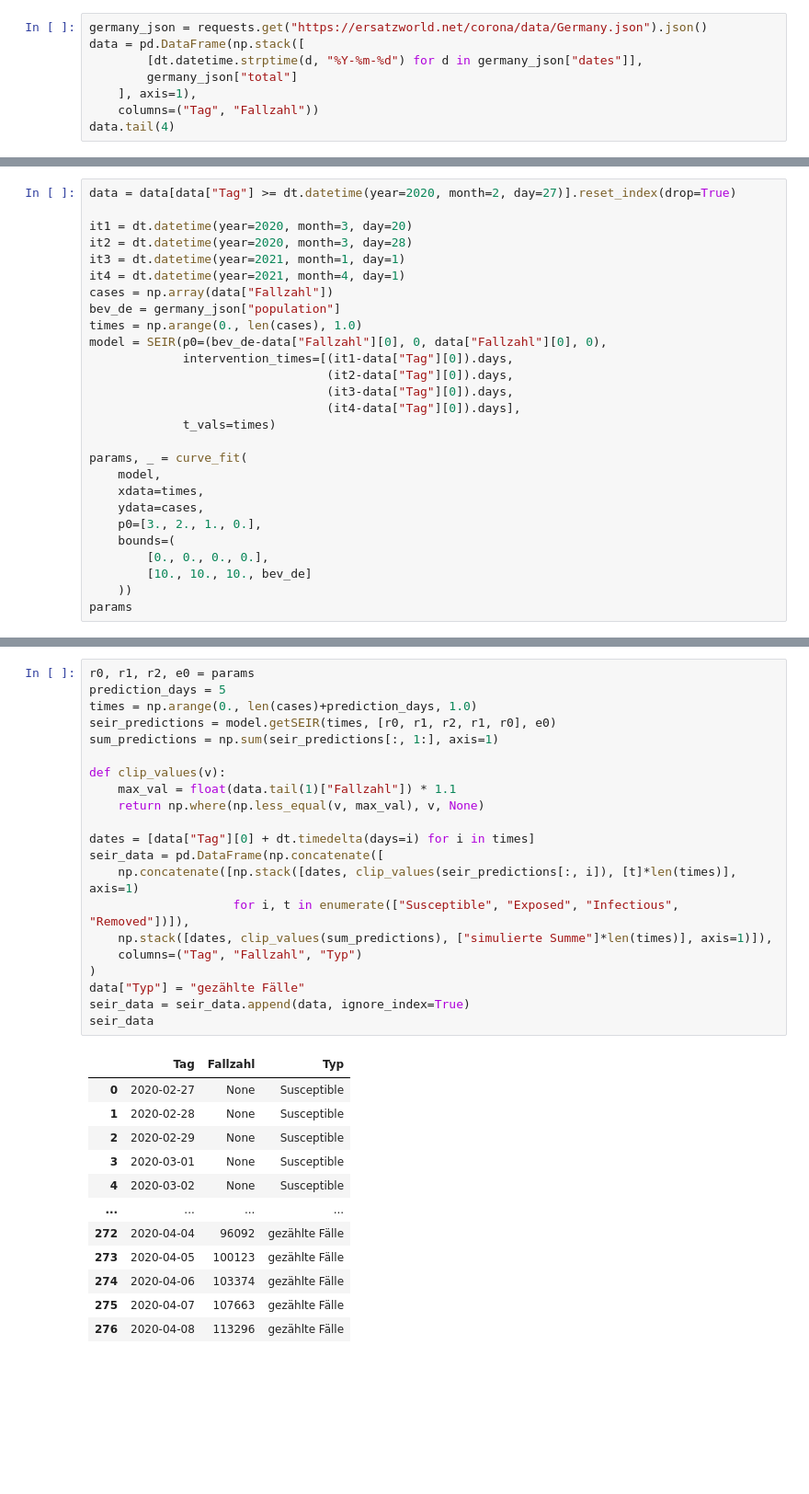
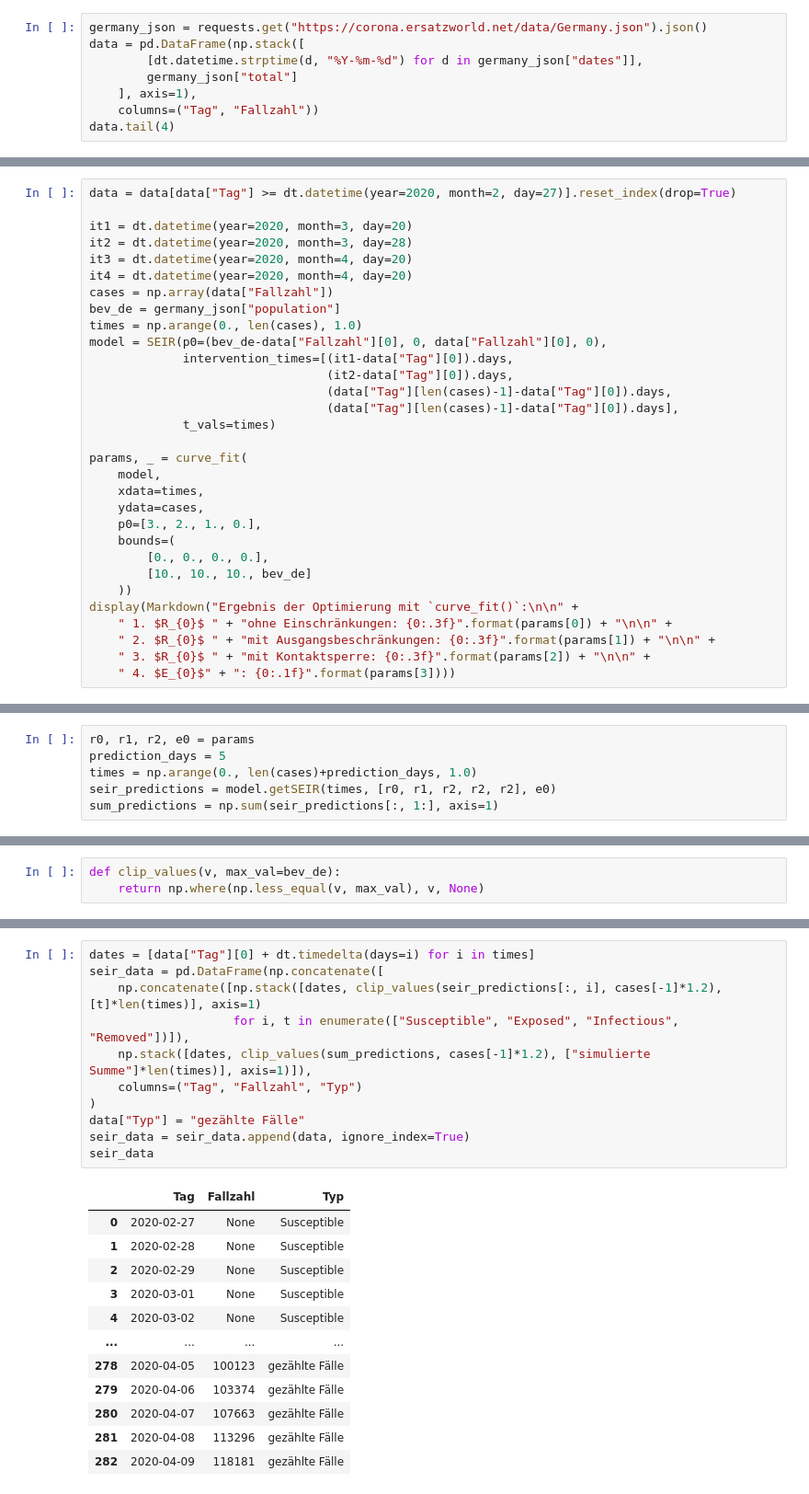
Before and after one commit to pinae/SEIR-fit, a Jupyter notebook: SEIR-Plots.ipynb, the cells around one changed output, grey strips where cells are left out. Shown at 92% size. Saved outputs shown, nothing was run; the diff lists cells and outputs as text; blank space fills up the shorter version.

```diff
--- a/SEIR-Plots.ipynb
+++ b/SEIR-Plots.ipynb
@@ -10,5 +21,5 @@ import requests
 # %%
-germany_json = requests.get("https://ersatzworld.net/corona/data/Germany.json").json()
+germany_json = requests.get("https://corona.ersatzworld.net/data/Germany.json").json()
 data = pd.DataFrame(np.stack([
         [dt.datetime.strptime(d, "%Y-%m-%d") for d in germany_json["dates"]],
         germany_json["total"]
@@ -26,16 +41,16 @@ data = data[data["Tag"] >= dt.datetime(year=2020, month=2, day=27)].reset_index(
 
 it1 = dt.datetime(year=2020, month=3, day=20)
 it2 = dt.datetime(year=2020, month=3, day=28)
-it3 = dt.datetime(year=2021, month=1, day=1)
-it4 = dt.datetime(year=2021, month=4, day=1)
+it3 = dt.datetime(year=2020, month=4, day=20)
+it4 = dt.datetime(year=2020, month=4, day=20)
 cases = np.array(data["Fallzahl"])
 bev_de = germany_json["population"]
 times = np.arange(0., len(cases), 1.0)
 model = SEIR(p0=(bev_de-data["Fallzahl"][0], 0, data["Fallzahl"][0], 0),
              intervention_times=[(it1-data["Tag"][0]).days,
                                  (it2-data["Tag"][0]).days,
-                                 (it3-data["Tag"][0]).days,
-                                 (it4-data["Tag"][0]).days],
+                                 (data["Tag"][len(cases)-1]-data["Tag"][0]).days,
+                                 (data["Tag"][len(cases)-1]-data["Tag"][0]).days],
              t_vals=times)
 
 params, _ = curve_fit(
@@ -47,5 +62,9 @@ params, _ = curve_fit(
         [0., 0., 0., 0.],
         [10., 10., 10., bev_de]
     ))
-params
+display(Markdown("Ergebnis der Optimierung mit `curve_fit()`:\n\n" +
+    " 1. $R_{0}$ " + "ohne Einschränkungen: {0:.3f}".format(params[0]) + "\n\n" +
+    " 2. $R_{0}$ " + "mit Ausgangsbeschränkungen: {0:.3f}".format(params[1]) + "\n\n" +
+    " 3. $R_{0}$ " + "mit Kontaktsperre: {0:.3f}".format(params[2]) + "\n\n" +
+    " 4. $E_{0}$" + ": {0:.1f}".format(params[3])))
 # %% [output]
@@ -52,0 +82,6 @@ array([ 3.4117278 ,  2.11355952,  1.03675675, 78.54508652])
+# %%
+r0, r1, r2, e0 = params
+prediction_days = 5
+times = np.arange(0., len(cases)+prediction_days, 1.0)
+seir_predictions = model.getSEIR(times, [r0, r1, r2, r2, r2], e0)
+sum_predictions = np.sum(seir_predictions[:, 1:], axis=1)
@@ -52,0 +90,3 @@ array([ 3.4117278 ,  2.11355952,  1.03675675, 78.54508652])
+# %%
+def clip_values(v, max_val=bev_de):
+    return np.where(np.less_equal(v, max_val), v, None)
@@ -53,34 +95,24 @@ array([ 3.4117278 ,  2.11355952,  1.03675675, 78.54508652])
 # %%
-r0, r1, r2, e0 = params
-prediction_days = 5
-times = np.arange(0., len(cases)+prediction_days, 1.0)
-seir_predictions = model.getSEIR(times, [r0, r1, r2, r1, r0], e0)
-sum_predictions = np.sum(seir_predictions[:, 1:], axis=1)
-
-def clip_values(v):
-    max_val = float(data.tail(1)["Fallzahl"]) * 1.1
-    return np.where(np.less_equal(v, max_val), v, None)
-
 dates = [data["Tag"][0] + dt.timedelta(days=i) for i in times]
 seir_data = pd.DataFrame(np.concatenate([
-    np.concatenate([np.stack([dates, clip_values(seir_predictions[:, i]), [t]*len(times)], axis=1)
+    np.concatenate([np.stack([dates, clip_values(seir_predictions[:, i], cases[-1]*1.2), [t]*len(times)], axis=1)
                     for i, t in enumerate(["Susceptible", "Exposed", "Infectious", "Removed"])]),
-    np.stack([dates, clip_values(sum_predictions), ["simulierte Summe"]*len(times)], axis=1)]),
+    np.stack([dates, clip_values(sum_predictions, cases[-1]*1.2), ["simulierte Summe"]*len(times)], axis=1)]),
     columns=("Tag", "Fallzahl", "Typ")
 )
 data["Typ"] = "gezählte Fälle"
 seir_data = seir_data.append(data, ignore_index=True)
 seir_data
 # %% [output]
 |  | Tag | Fallzahl | Typ |
 | 0 | 2020-02-27 | None | Susceptible |
 | 1 | 2020-02-28 | None | Susceptible |
 | 2 | 2020-02-29 | None | Susceptible |
 | 3 | 2020-03-01 | None | Susceptible |
 | 4 | 2020-03-02 | None | Susceptible |
 | ... | ... | ... | ... |
-| 272 | 2020-04-04 | 96092 | gezählte Fälle |
-| 273 | 2020-04-05 | 100123 | gezählte Fälle |
-| 274 | 2020-04-06 | 103374 | gezählte Fälle |
-| 275 | 2020-04-07 | 107663 | gezählte Fälle |
-| 276 | 2020-04-08 | 113296 | gezählte Fälle |
+| 278 | 2020-04-05 | 100123 | gezählte Fälle |
+| 279 | 2020-04-06 | 103374 | gezählte Fälle |
+| 280 | 2020-04-07 | 107663 | gezählte Fälle |
+| 281 | 2020-04-08 | 113296 | gezählte Fälle |
+| 282 | 2020-04-09 | 118181 | gezählte Fälle |
```
Also changed, not shown: parts of 22 cells of this notebook.
